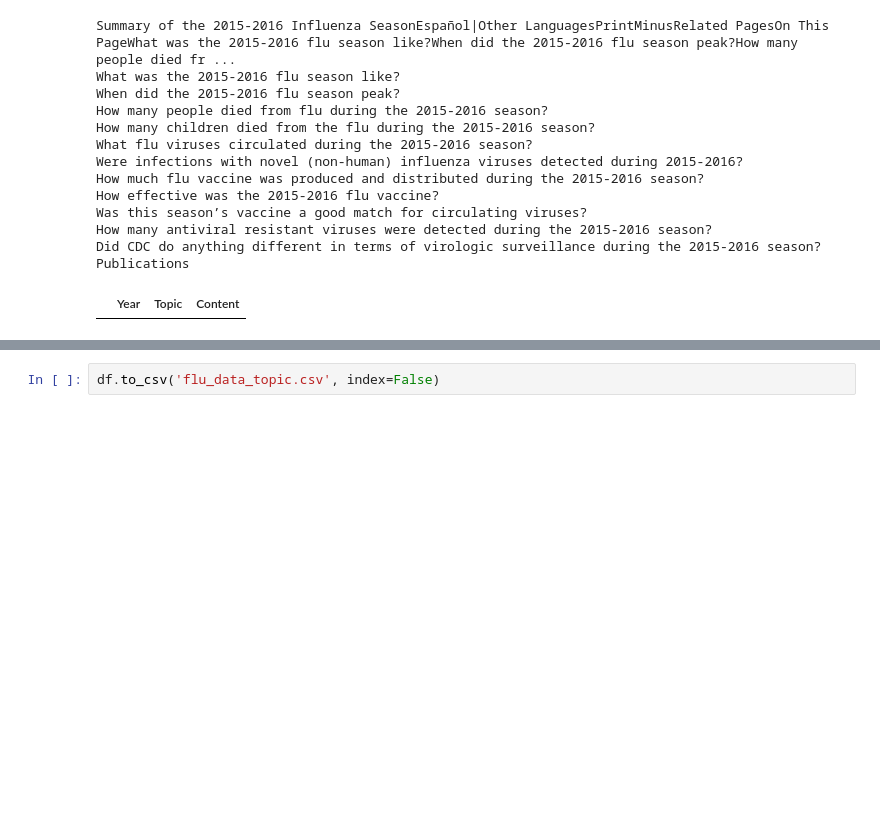
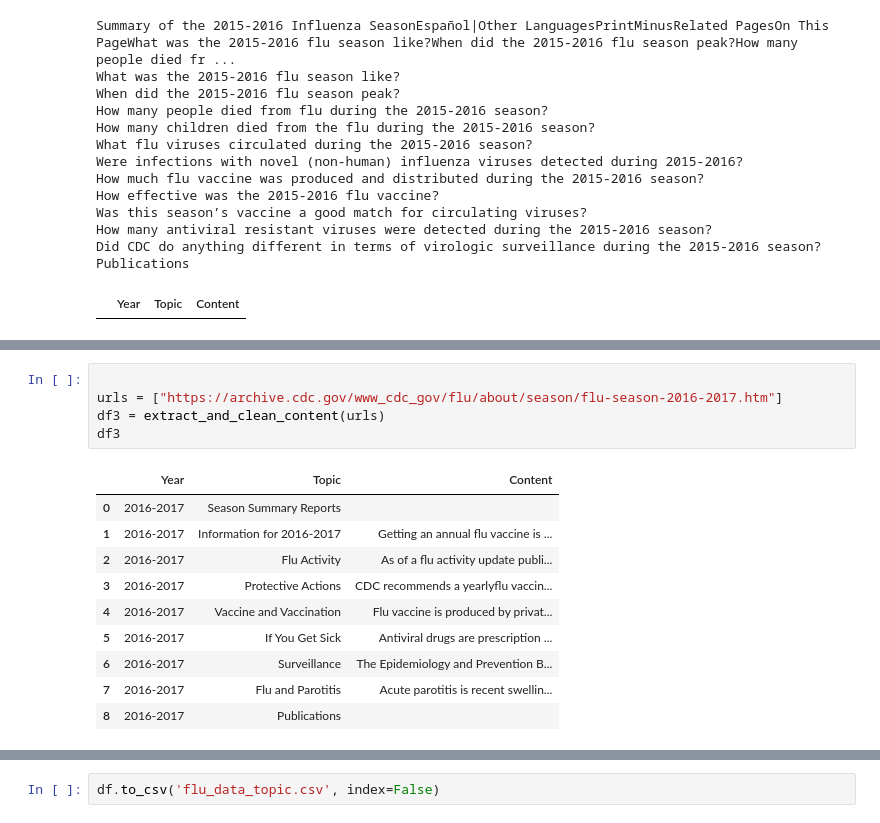
Before and after one commit to pergazuz/Text-Summarization-for-Flu-Season-Summary-Reports, a Jupyter notebook: mandoji.ipynb, the cells around one changed output, grey strips where cells are left out. Cells and saved outputs as stored; diff of their text form; blank space fills up the shorter version.

```diff
--- a/mandoji.ipynb
+++ b/mandoji.ipynb
@@ -214,0 +278,16 @@ Name: Content, dtype: object
+# %%
+
+urls = ["https://archive.cdc.gov/www_cdc_gov/flu/about/season/flu-season-2016-2017.htm"]
+df3 = extract_and_clean_content(urls)
+df3
+# %% [output]
+|  | Year | Topic | Content |
+| 0 | 2016-2017 | Season Summary Reports |  |
+| 1 | 2016-2017 | Information for 2016-2017 | Getting an annual flu vaccine is ... |
+| 2 | 2016-2017 | Flu Activity | As of a flu activity update publi... |
+| 3 | 2016-2017 | Protective Actions | CDC recommends a yearlyflu vaccin... |
+| 4 | 2016-2017 | Vaccine and Vaccination | Flu vaccine is produced by privat... |
+| 5 | 2016-2017 | If You Get Sick | Antiviral drugs are prescription ... |
+| 6 | 2016-2017 | Surveillance | The Epidemiology and Prevention B... |
+| 7 | 2016-2017 | Flu and Parotitis | Acute parotitis is recent swellin... |
+| 8 | 2016-2017 | Publications |  |
```
Also changed, not shown: parts of 5 cells of this notebook.
